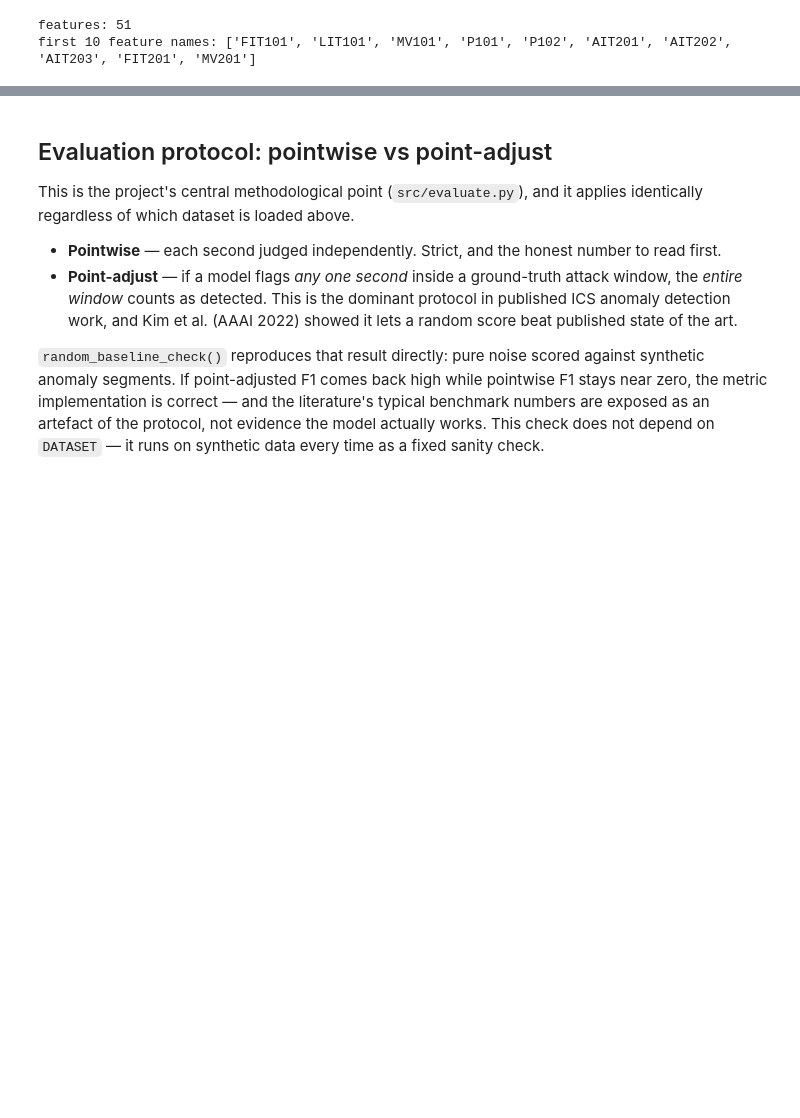
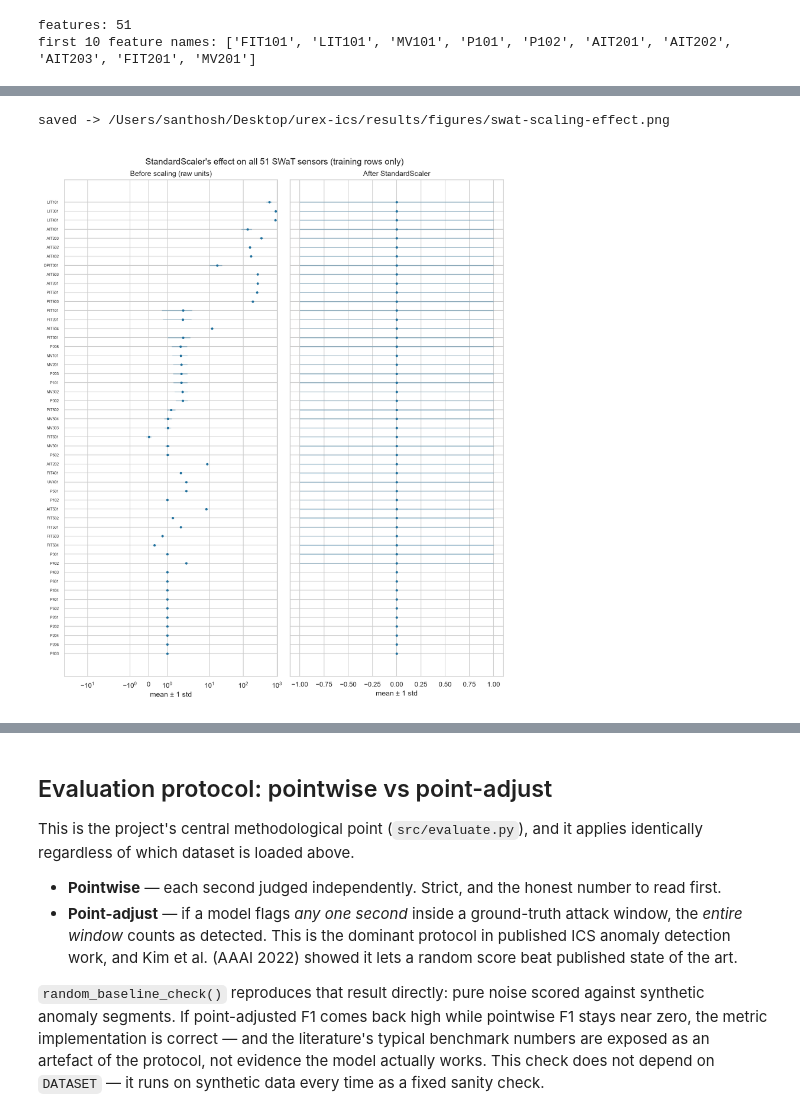
Before and after one commit to santhosh2475/urex-ics, a Jupyter notebook: notebooks/benchmark.ipynb, the cells around one changed output, grey strips where cells are left out. Cells and saved outputs as stored; diff of their text form; code cells hidden in the pictures; blank space fills up the shorter version.

```diff
--- a/notebooks/benchmark.ipynb
+++ b/notebooks/benchmark.ipynb
@@ -51,0 +14,24 @@ project root: /Users/santhosh/Desktop/urex-ics
+# %%
+import os
+
+os.environ["OMP_NUM_THREADS"] = "1"
+os.environ["KMP_DUPLICATE_LIB_OK"] = "TRUE"
+
+import sys
+from pathlib import Path
+
+# This notebook lives in notebooks/; the project modules live in ../src.
+ROOT = Path.cwd().parent if Path.cwd().name == "notebooks" else Path.cwd()
+SRC = ROOT / "src"
+assert SRC.exists(), f"expected {SRC} to exist — run this notebook from notebooks/"
+sys.path.insert(0, str(SRC))
+
+import numpy as np
+import pandas as pd
+import seaborn as sns
+from IPython.display import Image, display
+
+get_ipython().run_line_magic("matplotlib", "inline")
+sns.set_theme(style="whitegrid")
+
+print(f"project root: {ROOT}")
@@ -105,0 +98,6 @@ first 10 feature names: ['FIT101', 'LIT101', 'MV101', 'P101', 'P102', 'AIT201',
+# %%
+from data import load_swat
+
+df_raw = load_swat()
+print(f"{len(df_raw):,} rows, {df_raw.shape[1] - 1} sensor columns + label")
+df_raw.head()
@@ -105,0 +119,6 @@ first 10 feature names: ['FIT101', 'LIT101', 'MV101', 'P101', 'P102', 'AIT201',
+# %%
+from visualize import scaling_summary, plot_scaling_effect
+
+summary = scaling_summary(df_raw, split)
+print(f"all {len(summary)} sensors; first 10 shown:")
+summary.head(10)
@@ -105,0 +138,10 @@ first 10 feature names: ['FIT101', 'LIT101', 'MV101', 'P101', 'P102', 'AIT201',
+# %%
+fig_dir = RESULTS / "figures"
+fig_dir.mkdir(parents=True, exist_ok=True)
+
+scaling_png = fig_dir / f"{DATASET}-scaling-effect.png"
+plot_scaling_effect(summary, scaling_png)
+display(Image(filename=str(scaling_png)))
+# %% [output]
+saved -> /Users/santhosh/Desktop/urex-ics/results/figures/swat-scaling-effect.png
+[figure, added]
```
Also changed, not shown: parts of 24 cells of this notebook.
